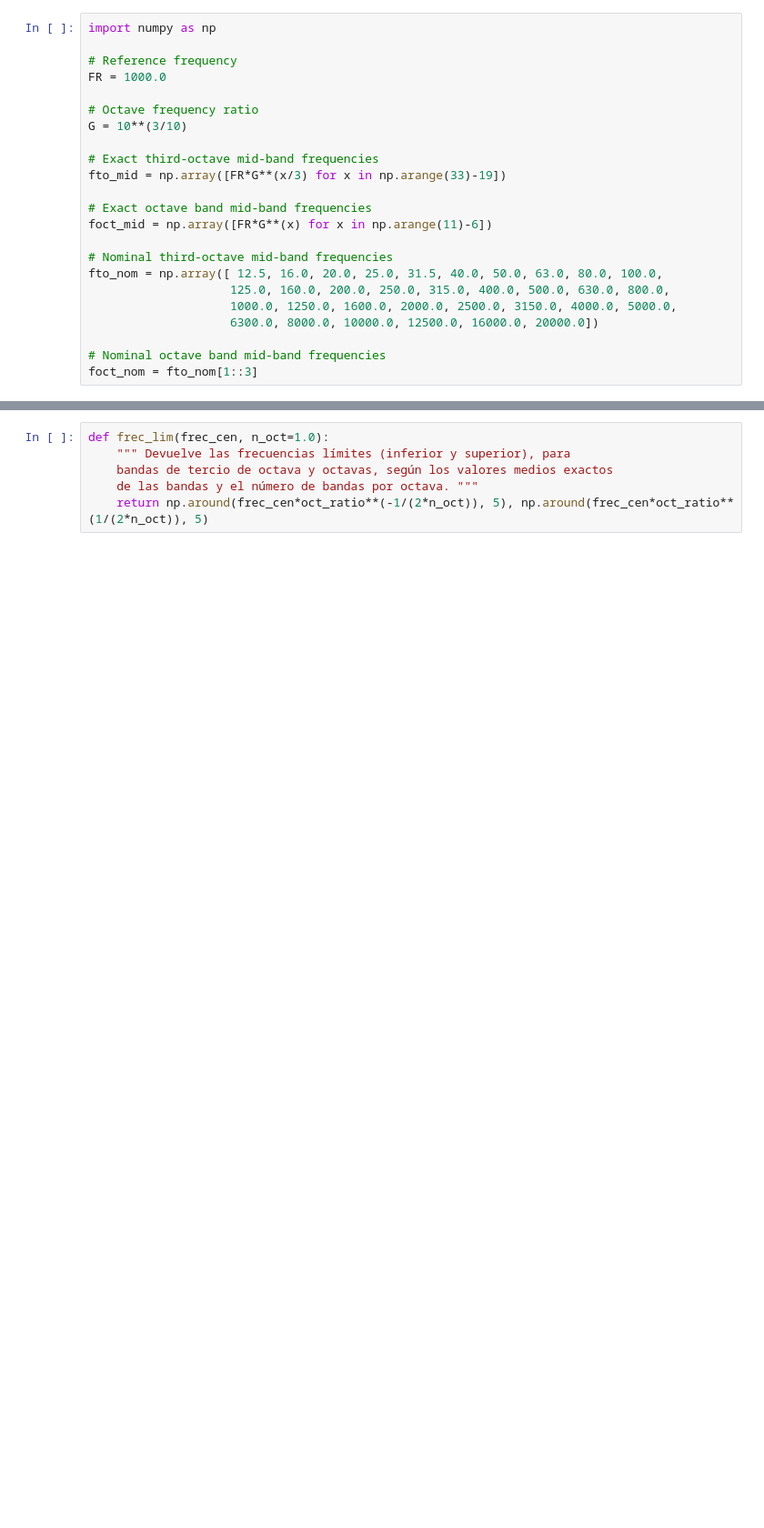
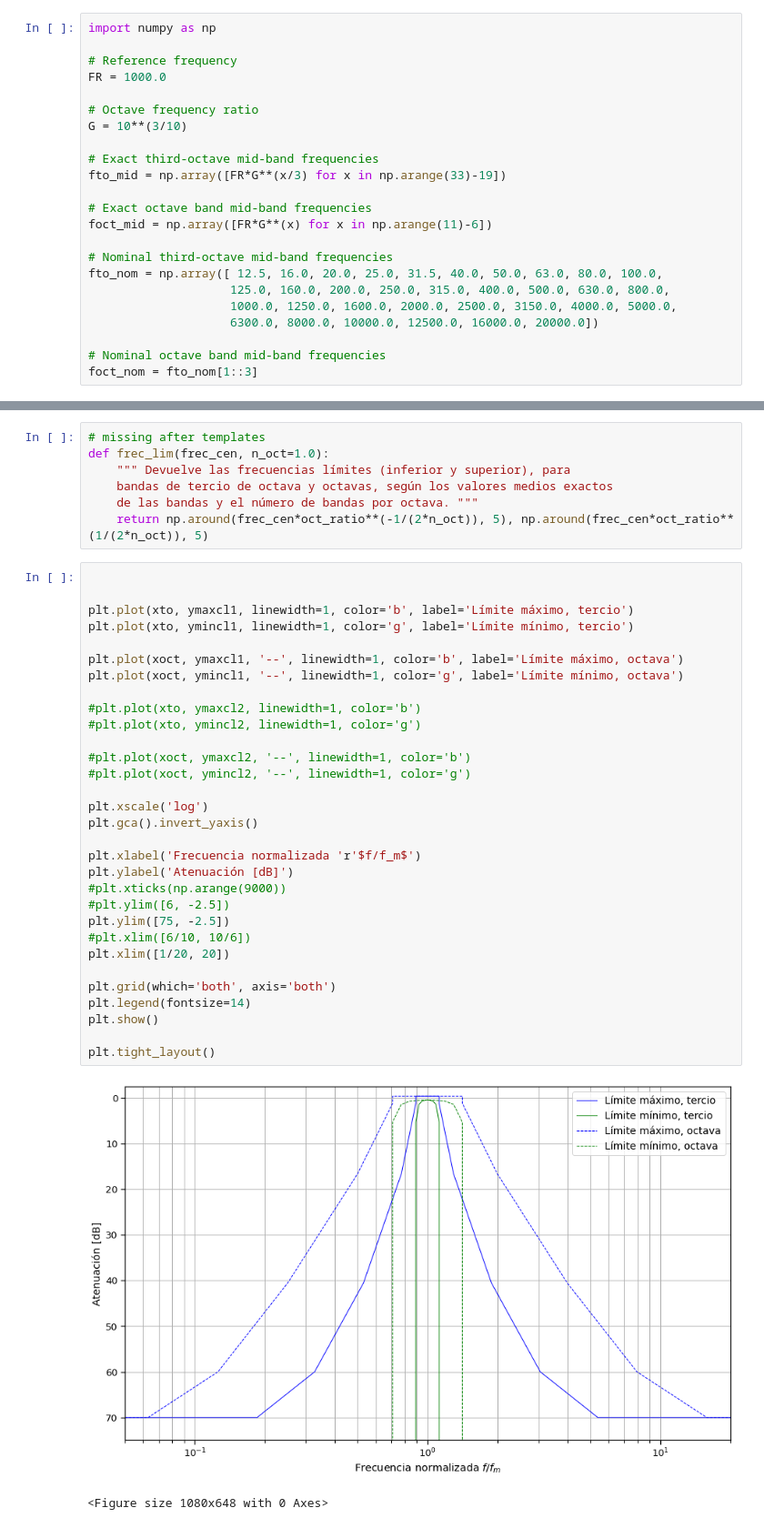
Before and after one commit to tiaqui/my_thesis, a Jupyter notebook: notebooks/3. Octave and one-third octave band filters.ipynb, the cells around one changed output, grey strips where cells are left out. Shown at 91% size. Cells and saved outputs as stored; diff of their text form; blank space fills up the shorter version.

```diff
--- a/notebooks/3. Octave and one-third octave band filters.ipynb
+++ b/notebooks/3. Octave and one-third octave band filters.ipynb
@@ -91,6 +122,41 @@ inf = np.finfo(dtype='float').max
 # %%
+# missing after templates
 def frec_lim(frec_cen, n_oct=1.0):
     """ Devuelve las frecuencias lí­mites (inferior y superior), para
     bandas de tercio de octava y octavas, según los valores medios exactos
     de las bandas y el número de bandas por octava. """
     return np.around(frec_cen*oct_ratio**(-1/(2*n_oct)), 5), np.around(frec_cen*oct_ratio**(1/(2*n_oct)), 5)
+# %%
+
+
+plt.plot(xto, ymaxcl1, linewidth=1, color='b', label='Límite máximo, tercio')
+plt.plot(xto, ymincl1, linewidth=1, color='g', label='Límite mínimo, tercio')
+
+plt.plot(xoct, ymaxcl1, '--', linewidth=1, color='b', label='Límite máximo, octava')
+plt.plot(xoct, ymincl1, '--', linewidth=1, color='g', label='Límite mínimo, octava')
+
+#plt.plot(xto, ymaxcl2, linewidth=1, color='b')
+#plt.plot(xto, ymincl2, linewidth=1, color='g')
+
+#plt.plot(xoct, ymaxcl2, '--', linewidth=1, color='b')
+#plt.plot(xoct, ymincl2, '--', linewidth=1, color='g')
+
+plt.xscale('log')
+plt.gca().invert_yaxis()
+
+plt.xlabel('Frecuencia normalizada 'r'$f/f_m$')
+plt.ylabel('Atenuación [dB]')
+#plt.xticks(np.arange(9000))
+#plt.ylim([6, -2.5])
+plt.ylim([75, -2.5])
+#plt.xlim([6/10, 10/6])
+plt.xlim([1/20, 20])
+
+plt.grid(which='both', axis='both')
+plt.legend(fontsize=14)
+plt.show()
+
+plt.tight_layout()
+# %% [output]
+[figure, added]
+<Figure size 1080x648 with 0 Axes>
```
Also changed, not shown: parts of 9 cells of this notebook.
